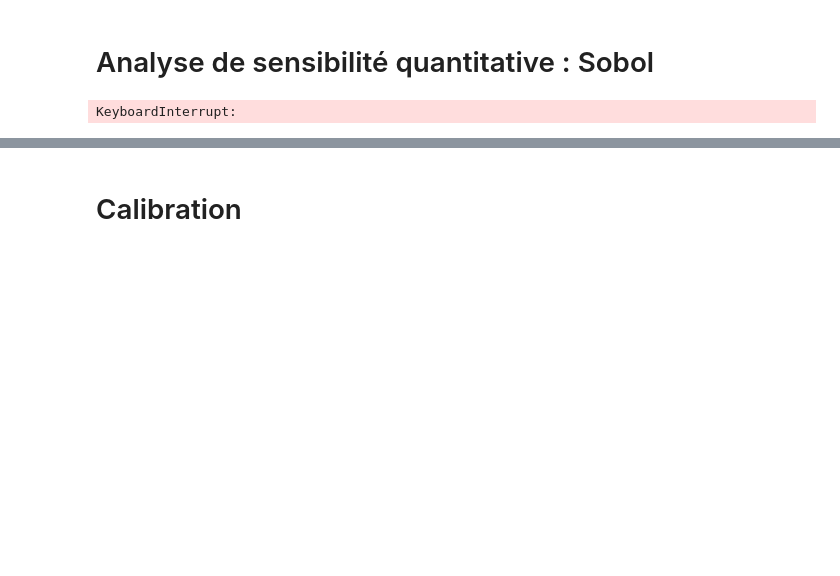
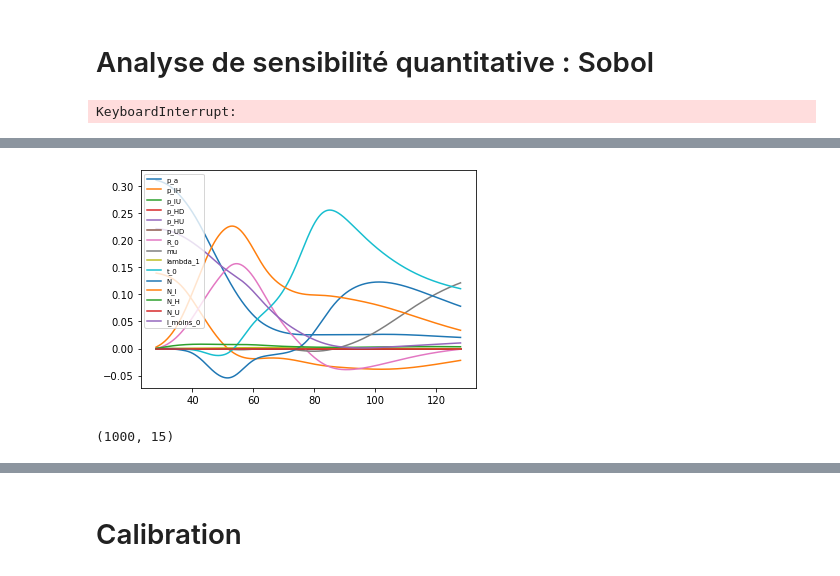
Before and after one commit to SwannChelly/MAP568, a Jupyter notebook: src/Project.ipynb, the cells around one changed output, grey strips where cells are left out. Cells and saved outputs as stored; diff of their text form; code cells hidden in the pictures; blank space fills up the shorter version.

```diff
--- a/src/Project.ipynb
+++ b/src/Project.ipynb
@@ -496,0 +483,7 @@ pat.append(Si_H['ST'][0])
+# %%
+param_values = saltelli.sample(problem, 100, calc_second_order=True)
+H,U,D,R_plus_H  = Resolution_selon_temps(param_values)
+H = np.array(H)
+U = np.array(U)
+R_plus_H = np.array(R_plus_H)
+D = np.array(D)
@@ -516 +604,13 @@ plt.show()
+# %%
+
+for i in range(len(var[0])):
+    plt.plot(constants['t'],var[:,i],label=problem['names'][i])
+plt.legend(loc='upper left', fontsize='x-small')
+plt.show()
+# %% [output]
+[figure, added]
+# %%
+var.shape
+# %% [output]
+(1000, 15)
 # %%
```
Also changed, not shown: parts of 15 cells of this notebook, 2 other files.
